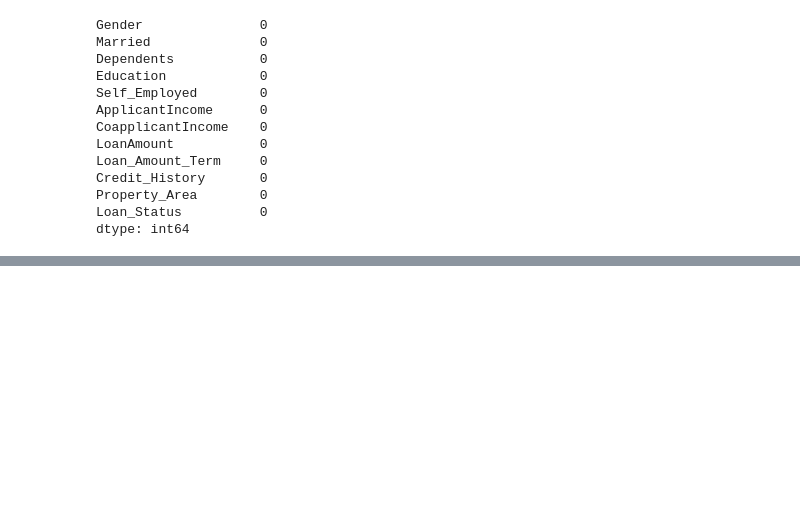
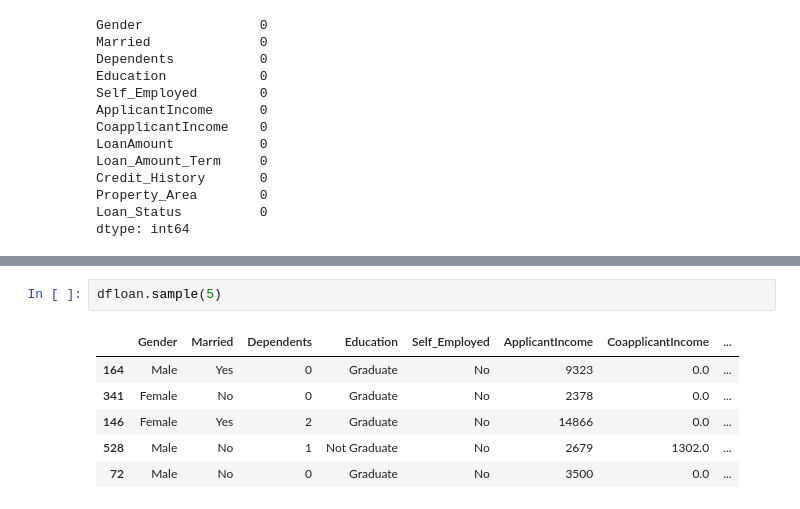
Before and after one commit to AirPro/freidrd-final-project-alternate, a Jupyter notebook: Loan_Data.ipynb, the cells around one changed output, grey strips where cells are left out. Saved outputs shown, nothing was run; the diff lists cells and outputs as text; blank space fills up the shorter version.

```diff
--- a/Loan_Data.ipynb
+++ b/Loan_Data.ipynb
@@ -316,0 +347,9 @@ dtype: int64
+# %%
+dfloan.sample(5)
+# %% [output]
+|  | Gender | Married | Dependents | Education | Self_Employed | ApplicantIncome | CoapplicantIncome | ... |
+| 164 | Male | Yes | 0 | Graduate | No | 9323 | 0.0 | ... |
+| 341 | Female | No | 0 | Graduate | No | 2378 | 0.0 | ... |
+| 146 | Female | Yes | 2 | Graduate | No | 14866 | 0.0 | ... |
+| 528 | Male | No | 1 | Not Graduate | No | 2679 | 1302.0 | ... |
+| 72 | Male | No | 0 | Graduate | No | 3500 | 0.0 | ... |
```
Also changed, not shown: parts of 11 cells of this notebook.
